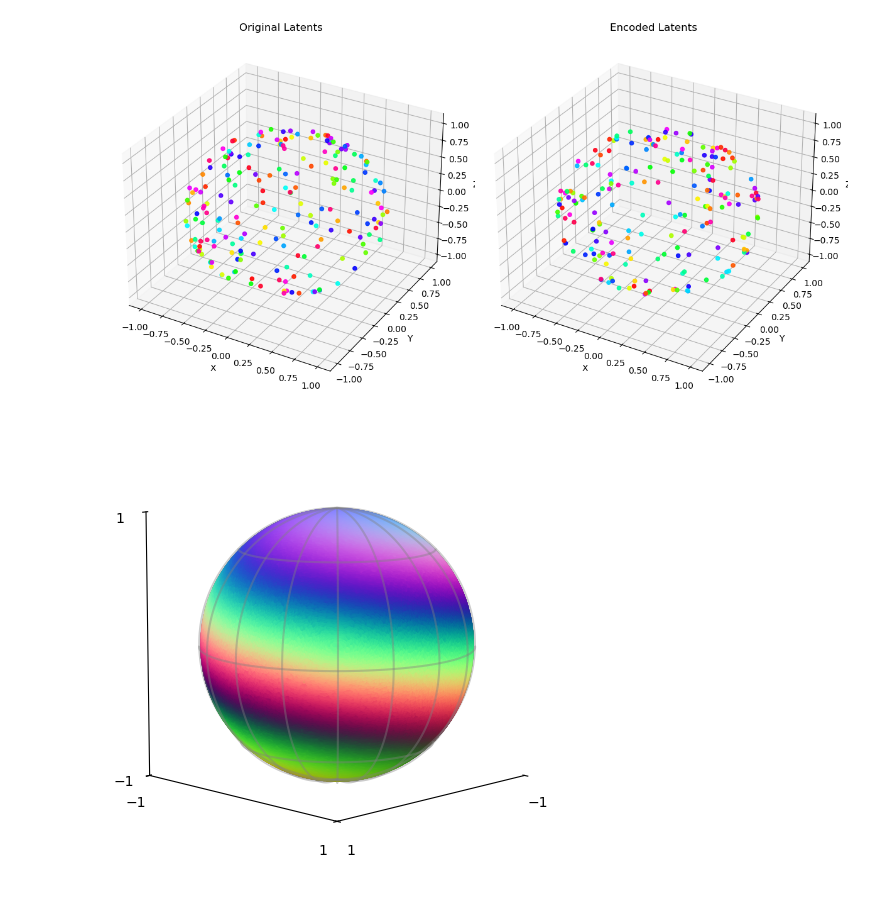
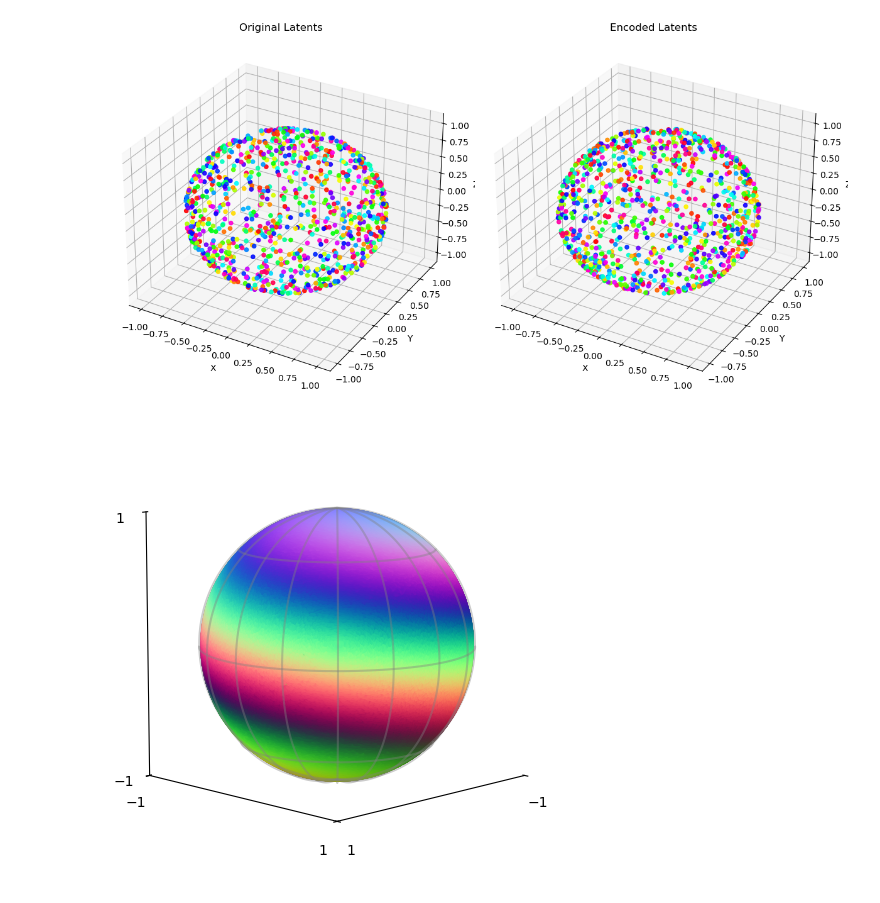
Before and after one commit to BosonicJustin/CLTheory, a Jupyter notebook: Reconstruction with Spirals and Patches.ipynb, the cells around one changed output. Saved outputs shown, nothing was run; the diff lists cells and outputs as text; code cells hidden in the pictures.

```diff
--- a/Reconstruction with Spirals and Patches.ipynb
+++ b/Reconstruction with Spirals and Patches.ipynb
@@ -23,12 +21,12 @@ Using cuda
 # %%
 sphere = NSphereSpace(3)
 g_spiral = SpiralRotation(2)
 
-z = sphere.uniform(200)
+z = sphere.uniform(1000)
 
 visualize_spheres_side_by_side(plt, z, g_spiral(z))
 # %% [output]
-[figure, old version]
+[figure, new version]
 # %%
 # Seeing the effect of
 z = sphere.uniform(100000)
```
Also changed, not shown: parts of 4 cells of this notebook, 5 other files.
